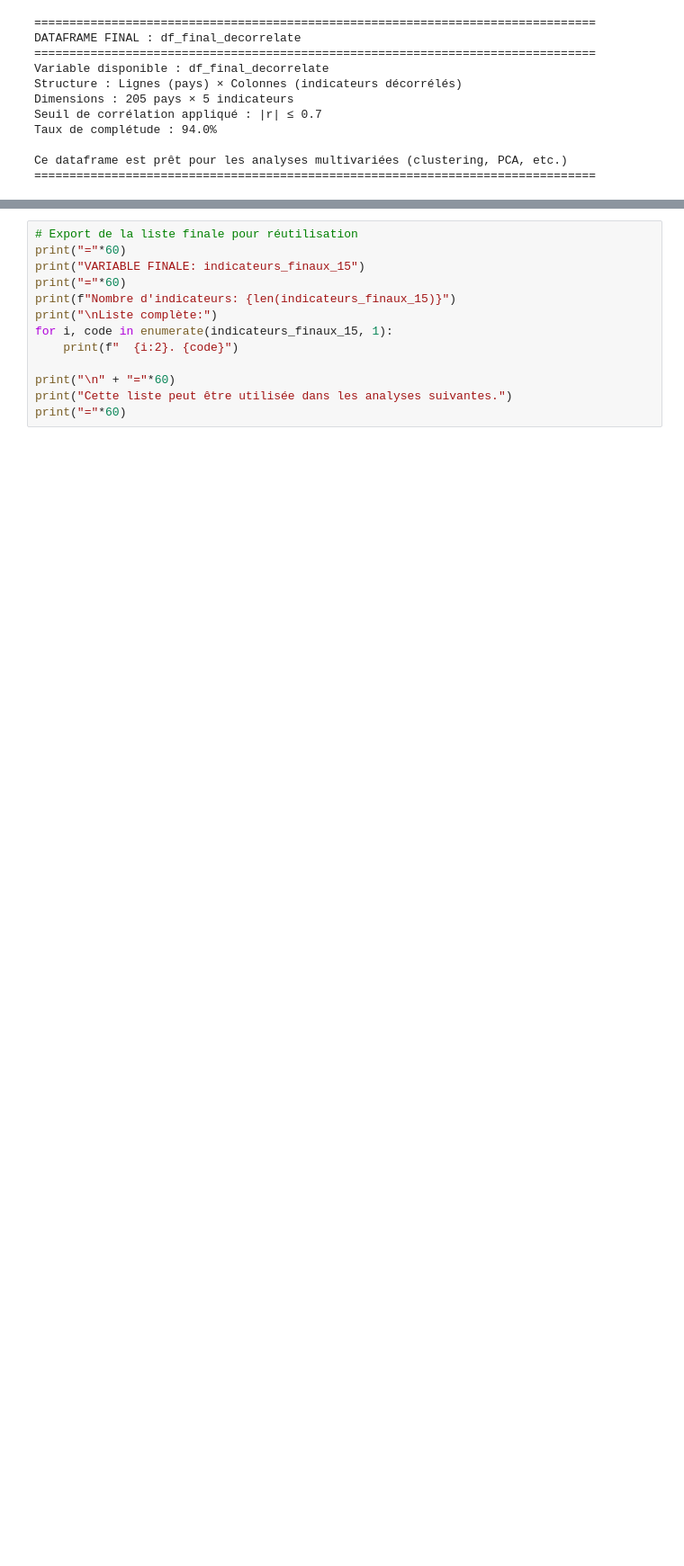
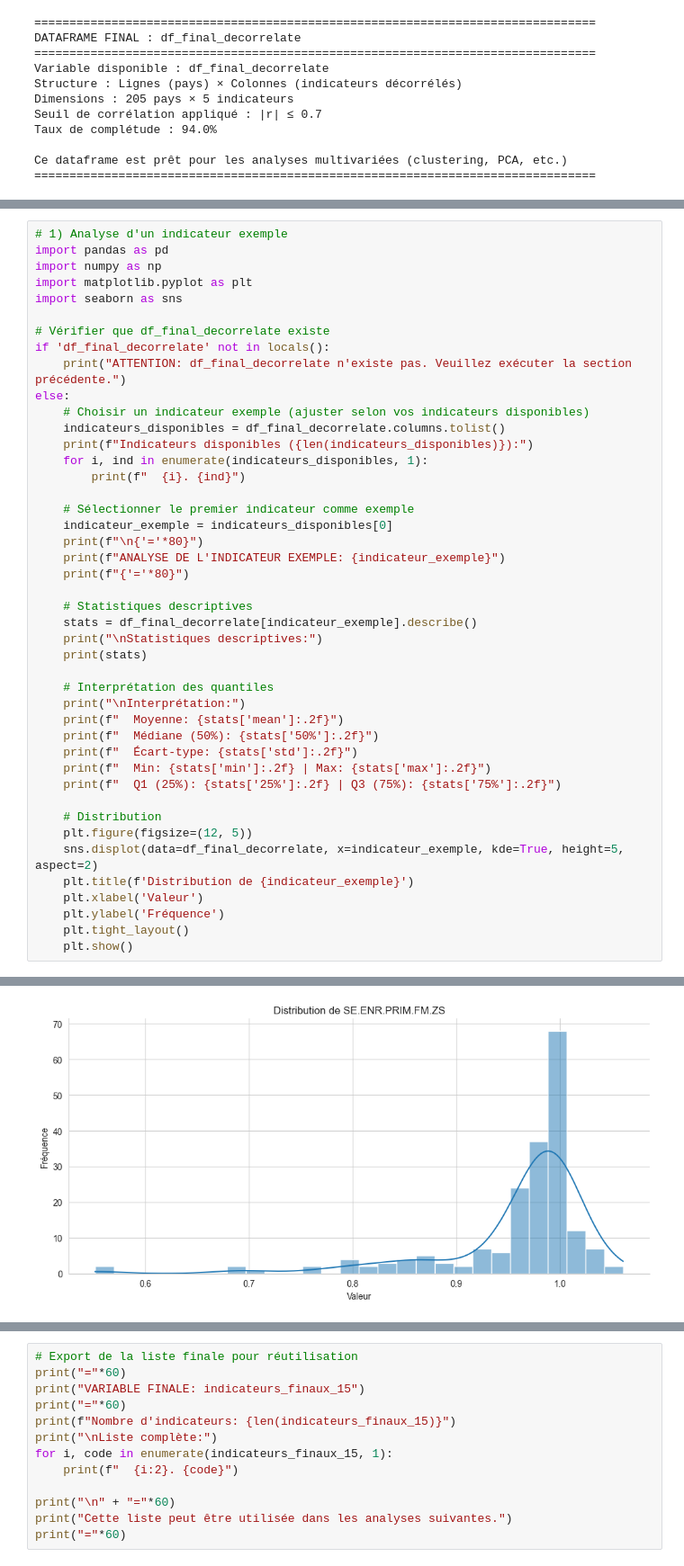
Before and after one commit to ThomasGrim/Data, a Jupyter notebook: P2/analyse.ipynb, the cells around one changed output, grey strips where cells are left out. Shown at 90% size. Drawn from its saved outputs; the diff is of its cells as text; blank space fills up the shorter version.

```diff
--- a/P2/analyse.ipynb
+++ b/P2/analyse.ipynb
@@ -2713,0 +2729,45 @@ Ce dataframe est prêt pour les analyses multivariées (clustering, PCA, etc.)
+# %%
+# 1) Analyse d'un indicateur exemple
+import pandas as pd
+import numpy as np
+import matplotlib.pyplot as plt
+import seaborn as sns
+
+# Vérifier que df_final_decorrelate existe
+if 'df_final_decorrelate' not in locals():
+    print("ATTENTION: df_final_decorrelate n'existe pas. Veuillez exécuter la section précédente.")
+else:
+    # Choisir un indicateur exemple (ajuster selon vos indicateurs disponibles)
+    indicateurs_disponibles = df_final_decorrelate.columns.tolist()
+    print(f"Indicateurs disponibles ({len(indicateurs_disponibles)}):")
+    for i, ind in enumerate(indicateurs_disponibles, 1):
+        print(f"  {i}. {ind}")
+
+    # Sélectionner le premier indicateur comme exemple
+    indicateur_exemple = indicateurs_disponibles[0]
+    print(f"\n{'='*80}")
+    print(f"ANALYSE DE L'INDICATEUR EXEMPLE: {indicateur_exemple}")
+    print(f"{'='*80}")
+
+    # Statistiques descriptives
+    stats = df_final_decorrelate[indicateur_exemple].describe()
+    print("\nStatistiques descriptives:")
+    print(stats)
+
+    # Interprétation des quantiles
+    print("\nInterprétation:")
+    print(f"  Moyenne: {stats['mean']:.2f}")
+    print(f"  Médiane (50%): {stats['50%']:.2f}")
+    print(f"  Écart-type: {stats['std']:.2f}")
+    print(f"  Min: {stats['min']:.2f} | Max: {stats['max']:.2f}")
+    print(f"  Q1 (25%): {stats['25%']:.2f} | Q3 (75%): {stats['75%']:.2f}")
+
+    # Distribution
+    plt.figure(figsize=(12, 5))
+    sns.displot(data=df_final_decorrelate, x=indicateur_exemple, kde=True, height=5, aspect=2)
+    plt.title(f'Distribution de {indicateur_exemple}')
+    plt.xlabel('Valeur')
+    plt.ylabel('Fréquence')
+    plt.tight_layout()
+    plt.show()
+# %% [output]
@@ -2713,0 +2792 @@ Ce dataframe est prêt pour les analyses multivariées (clustering, PCA, etc.)
+[figure, added]
```
Also changed, not shown: parts of 13 cells of this notebook.
